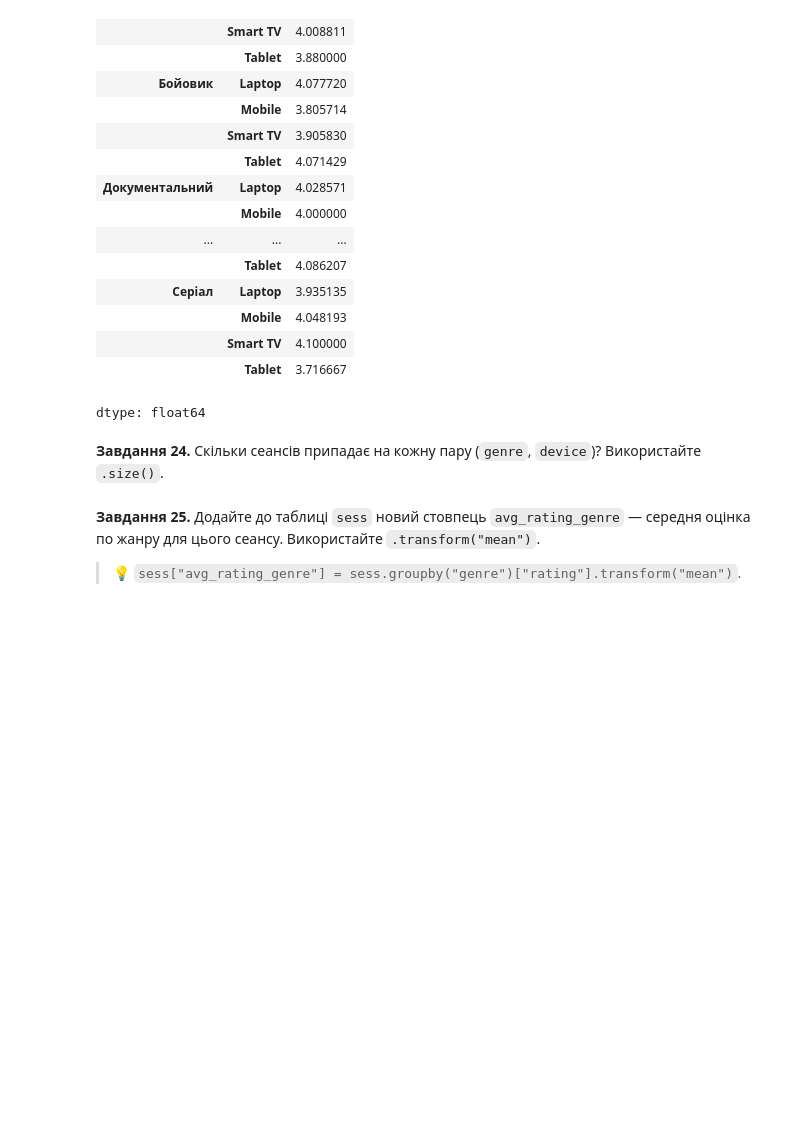
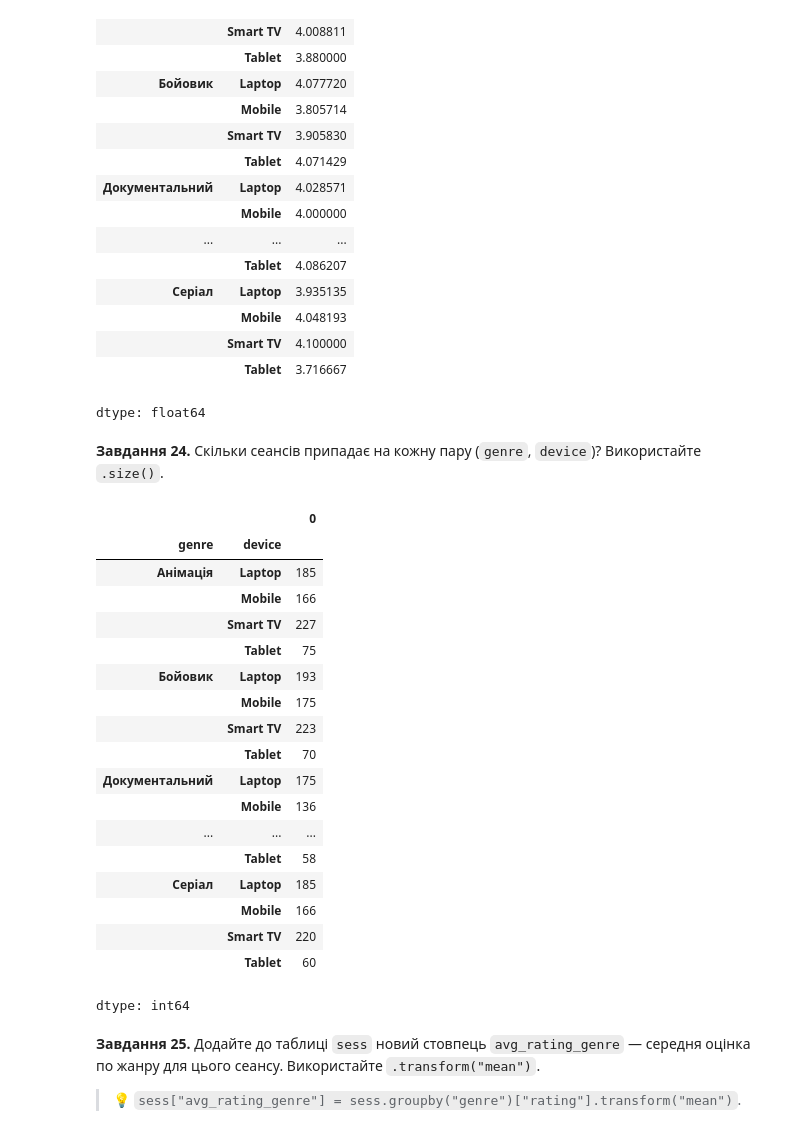
Before and after one commit to Wilson1994/DTA-2026, a Jupyter notebook: homework/pandas_viz_practice.ipynb, the cells around one changed output. Drawn from its saved outputs; the diff is of its cells as text; code cells hidden in the pictures; blank space fills up the shorter version.

```diff
--- a/homework/pandas_viz_practice.ipynb
+++ b/homework/pandas_viz_practice.ipynb
@@ -499,6 +499,28 @@ dtype: float64
 **Завдання 24.** Скільки сеансів припадає на кожну пару (`genre`, `device`)? Використайте `.size()`.
 # %%
 # Завдання 24:
+
+sess.groupby(["genre", "device"]).size()
+# %% [output]
+|  |  | 0 |
+| genre | device |  |
+| Анімація | Laptop | 185 |
+|  | Mobile | 166 |
+|  | Smart TV | 227 |
+|  | Tablet | 75 |
+| Бойовик | Laptop | 193 |
+|  | Mobile | 175 |
+|  | Smart TV | 223 |
+|  | Tablet | 70 |
+| Документальний | Laptop | 175 |
+|  | Mobile | 136 |
+| ... | ... | ... |
+|  | Tablet | 58 |
+| Серіал | Laptop | 185 |
+|  | Mobile | 166 |
+|  | Smart TV | 220 |
+|  | Tablet | 60 |
+dtype: int64
 # %% [markdown]
 **Завдання 25.** Додайте до таблиці `sess` новий стовпець `avg_rating_genre` — середня оцінка по жанру для цього сеансу. Використайте `.transform("mean")`.
 
```
Also changed, not shown: parts of 6 cells of this notebook.
